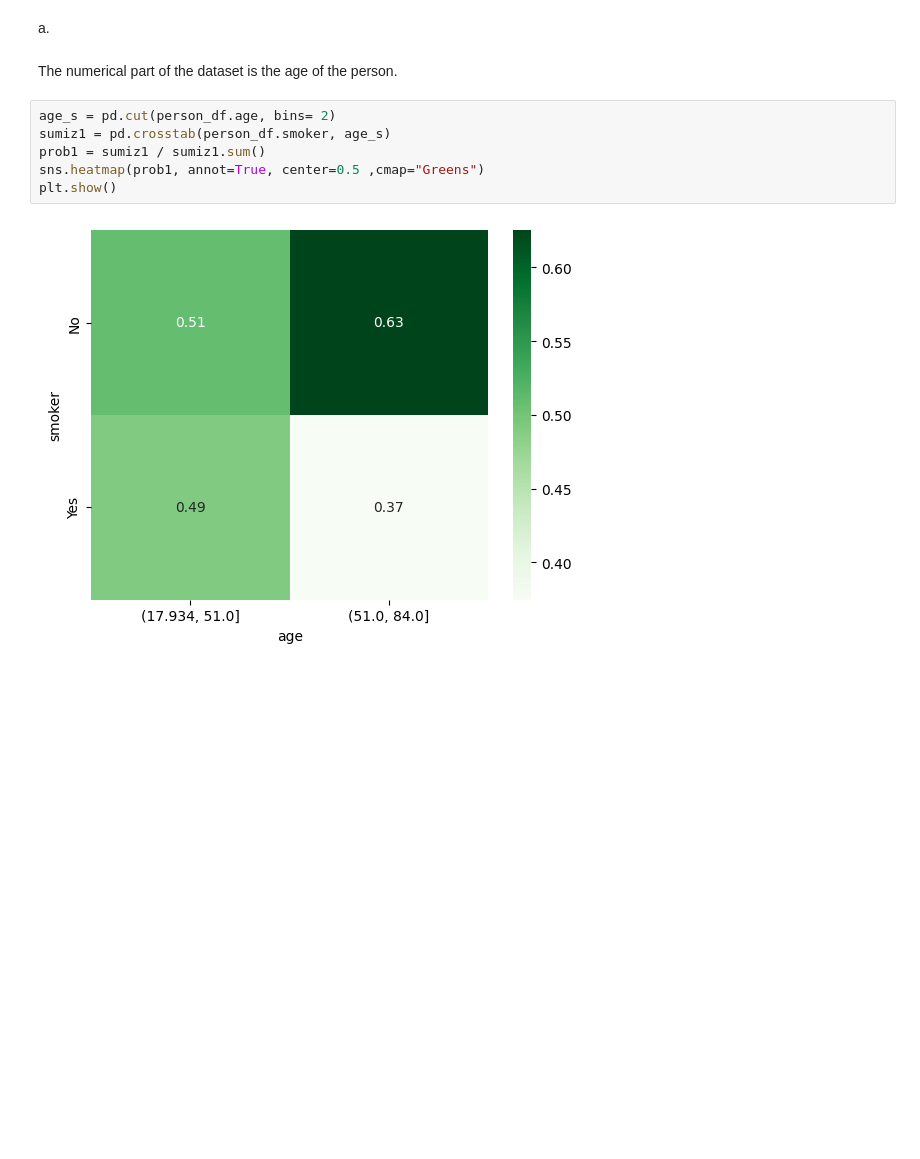
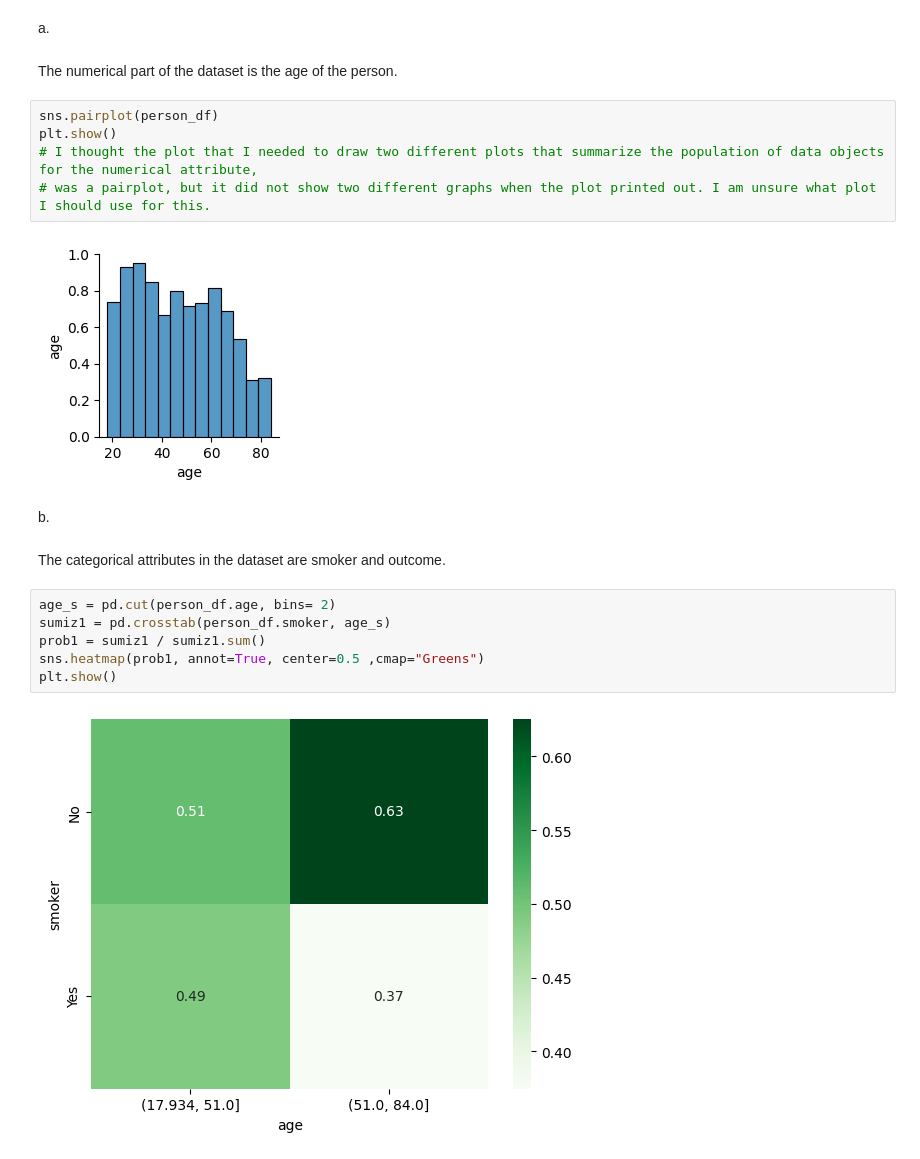
Before and after one commit to ColeDM-2020/Hands-On-Data-INST-447, a Jupyter notebook: Chapter05/Chaper 5 Excercises.ipynb, the cells around one changed output. Saved outputs shown, nothing was run; the diff lists cells and outputs as text; blank space fills up the shorter version.

```diff
--- a/Chapter05/Chaper 5 Excercises.ipynb
+++ b/Chapter05/Chaper 5 Excercises.ipynb
@@ -175,6 +175,17 @@ person_df.head()
 a.
 # %% [markdown]
 The numerical part of the dataset is the age of the person.
+# %%
+sns.pairplot(person_df)
+plt.show()
+# I thought the plot that I needed to draw two different plots that summarize the population of data objects for the numerical attribute,
+# was a pairplot, but it did not show two different graphs when the plot printed out. I am unsure what plot I should use for this.
+# %% [output]
+[figure, added]
+# %% [markdown]
+b.
+# %% [markdown]
+The categorical attributes in the dataset are smoker and outcome.
 # %%
 age_s = pd.cut(person_df.age, bins= 2)
 sumiz1 = pd.crosstab(person_df.smoker, age_s)
```
Also changed, not shown: parts of 25 cells of this notebook.
